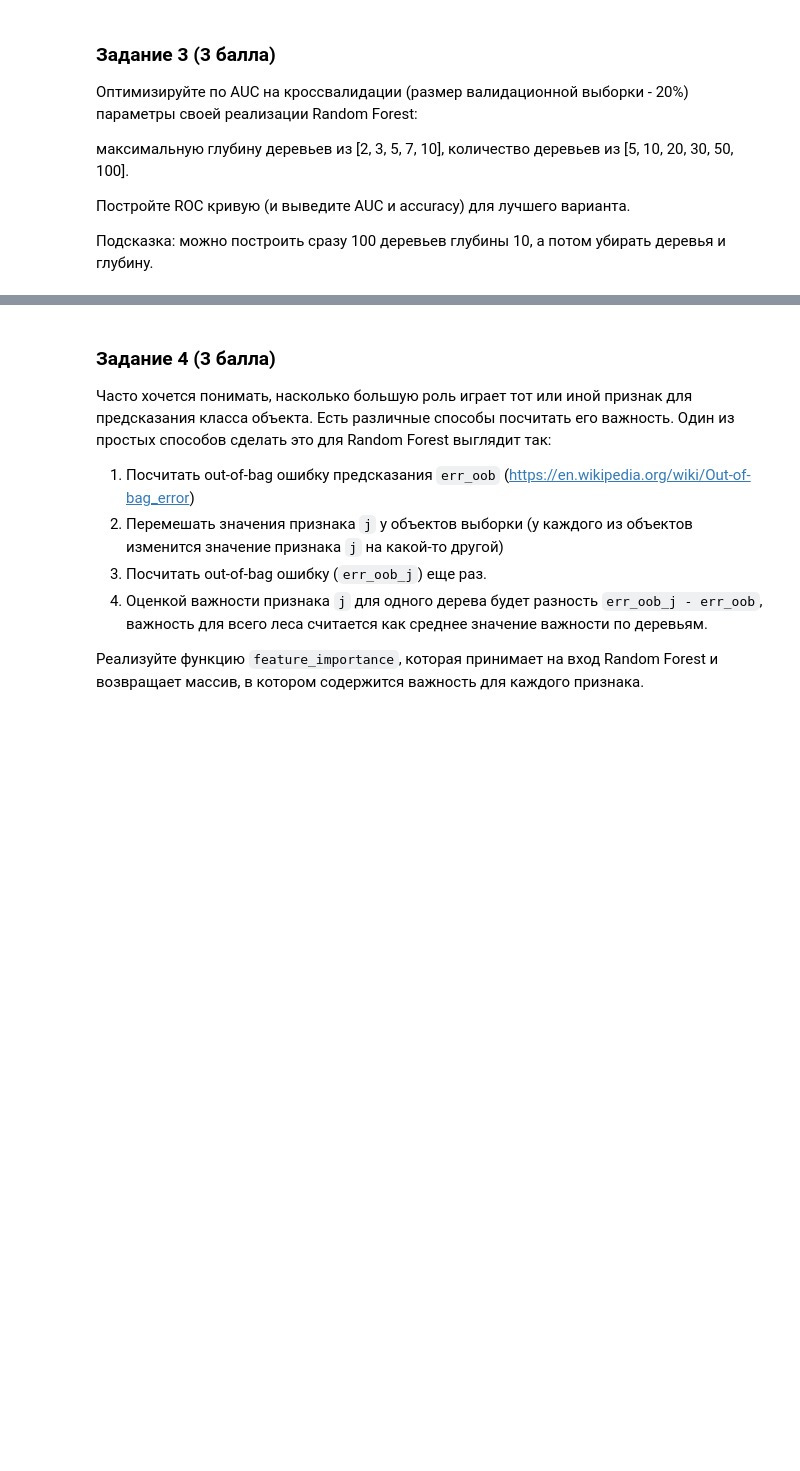
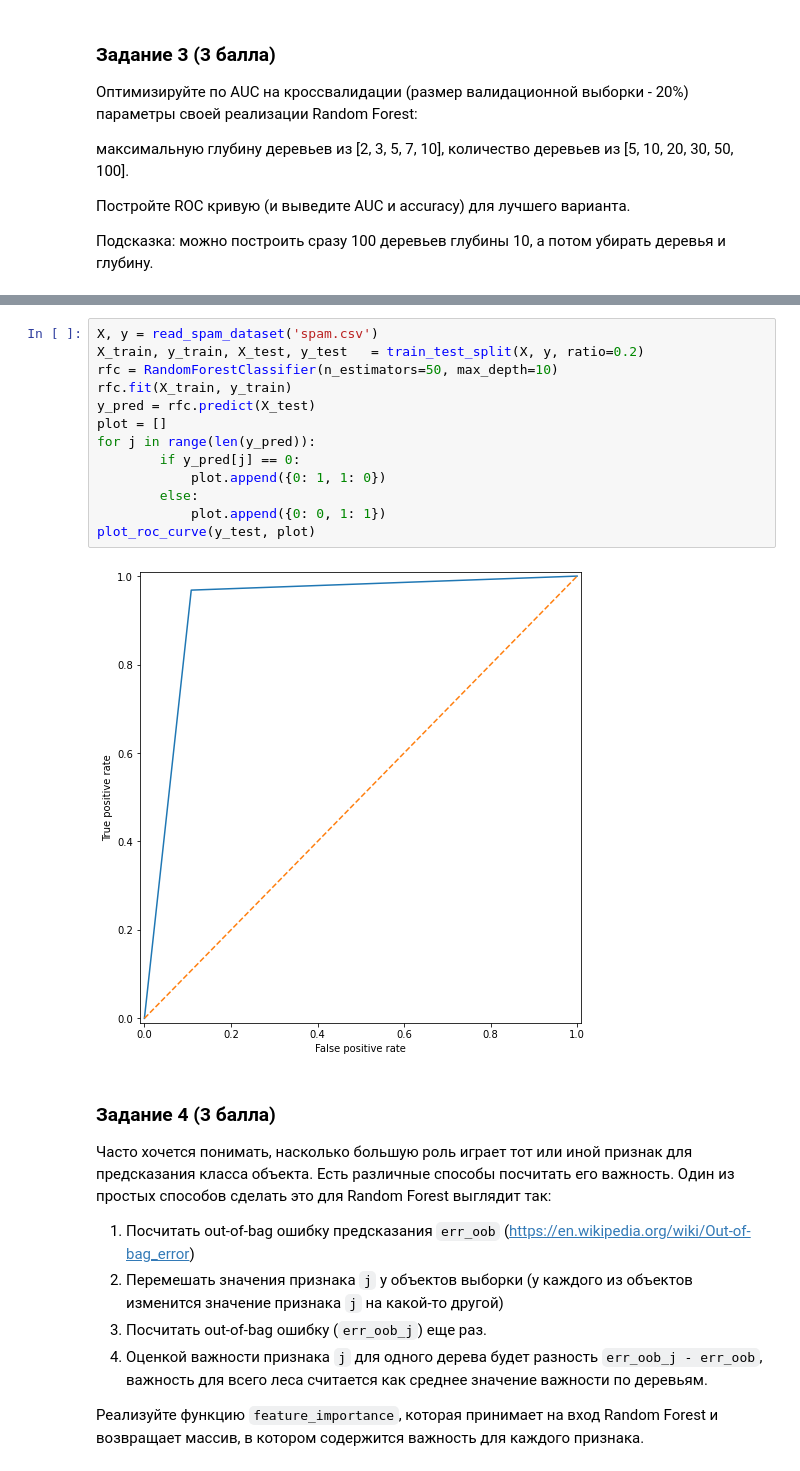
Before and after one commit to Cocossss/BI_spring20, a Jupyter notebook: ML/randomForest.ipynb, the cells around one changed output, grey strips where cells are left out. Drawn from its saved outputs; the diff is of its cells as text; blank space fills up the shorter version.

```diff
--- a/ML/randomForest.ipynb
+++ b/ML/randomForest.ipynb
@@ -314,3 +343,18 @@ accuracy:  0.8513043478260869
+# %%
+X, y = read_spam_dataset('spam.csv')
+X_train, y_train, X_test, y_test   = train_test_split(X, y, ratio=0.2)
+rfc = RandomForestClassifier(n_estimators=50, max_depth=10)
+rfc.fit(X_train, y_train)
+y_pred = rfc.predict(X_test)
+plot = []
+for j in range(len(y_pred)):
+        if y_pred[j] == 0:
+            plot.append({0: 1, 1: 0})
+        else:
+            plot.append({0: 0, 1: 1})
+plot_roc_curve(y_test, plot)
+# %% [output]
+[figure, added]
 # %% [markdown]
 ### Задание 4 (3 балла)
 Часто хочется понимать, насколько большую роль играет тот или иной признак для предсказания класса объекта. Есть различные способы посчитать его важность. Один из простых способов сделать это для Random Forest выглядит так:
```
Also changed, not shown: parts of 14 cells of this notebook.
